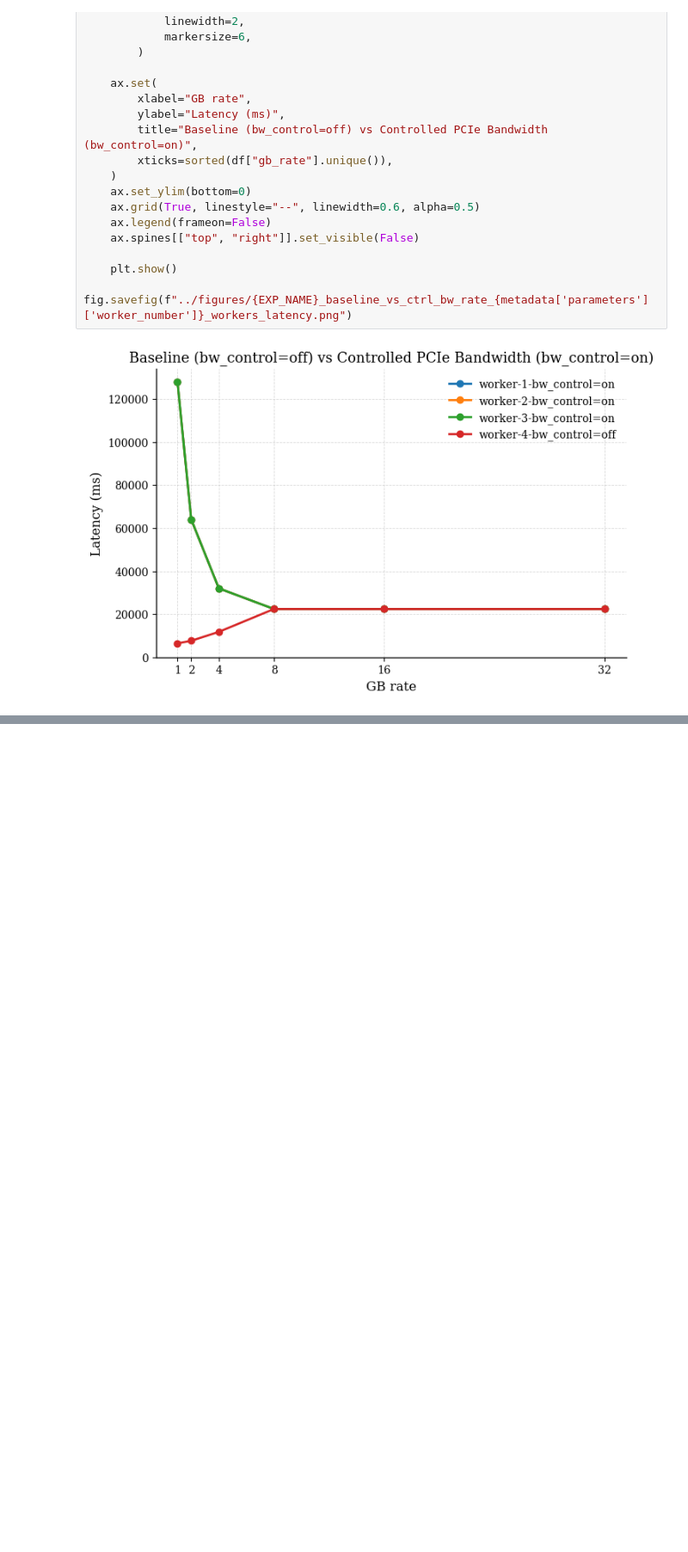
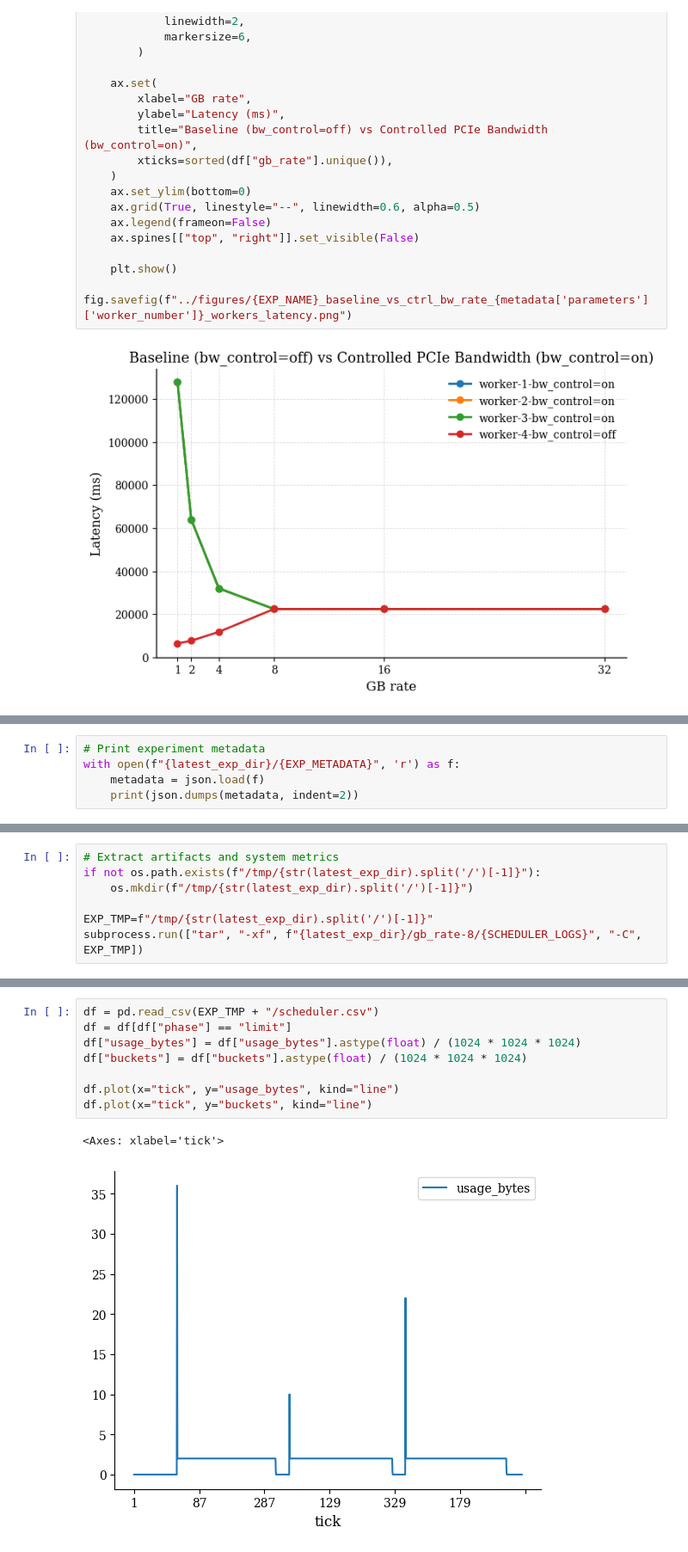
Before and after one commit to e212602/dl-mig-contention-aware-system, a Jupyter notebook: experiments/notebooks/pcie_stress_baseline_vs_ctrl_bw_rate.ipynb, the cells around one changed output, grey strips where cells are left out. Shown at 86% size. Saved outputs shown, nothing was run; the diff lists cells and outputs as text; blank space fills up the shorter version.

```diff
--- a/experiments/notebooks/pcie_stress_baseline_vs_ctrl_bw_rate.ipynb
+++ b/experiments/notebooks/pcie_stress_baseline_vs_ctrl_bw_rate.ipynb
@@ -339,0 +358,5 @@ with plt.rc_context(style):
+# %%
+# Print experiment metadata
+with open(f"{latest_exp_dir}/{EXP_METADATA}", 'r') as f:
+    metadata = json.load(f)
+    print(json.dumps(metadata, indent=2))
@@ -339,0 +383,7 @@ with plt.rc_context(style):
+# %%
+# Extract artifacts and system metrics
+if not os.path.exists(f"/tmp/{str(latest_exp_dir).split('/')[-1]}"):
+    os.mkdir(f"/tmp/{str(latest_exp_dir).split('/')[-1]}")
+
+EXP_TMP=f"/tmp/{str(latest_exp_dir).split('/')[-1]}"
+subprocess.run(["tar", "-xf", f"{latest_exp_dir}/gb_rate-8/{SCHEDULER_LOGS}", "-C", EXP_TMP])
@@ -339,0 +423,11 @@ with plt.rc_context(style):
+# %%
+df = pd.read_csv(EXP_TMP + "/scheduler.csv")
+df = df[df["phase"] == "limit"]
+df["usage_bytes"] = df["usage_bytes"].astype(float) / (1024 * 1024 * 1024)
+df["buckets"] = df["buckets"].astype(float) / (1024 * 1024 * 1024)
+
+df.plot(x="tick", y="usage_bytes", kind="line")
+df.plot(x="tick", y="buckets", kind="line")
+# %% [output]
+<Axes: xlabel='tick'>
+[figure, added]
```
Also changed, not shown: parts of 10 cells of this notebook, 9 other files.
